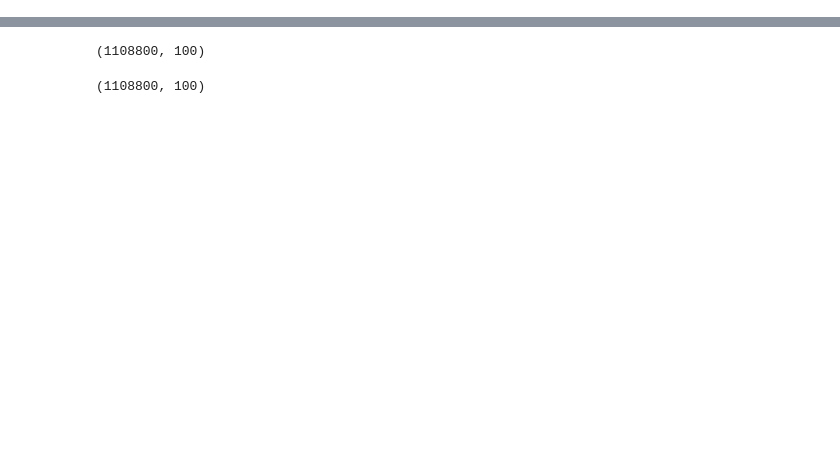
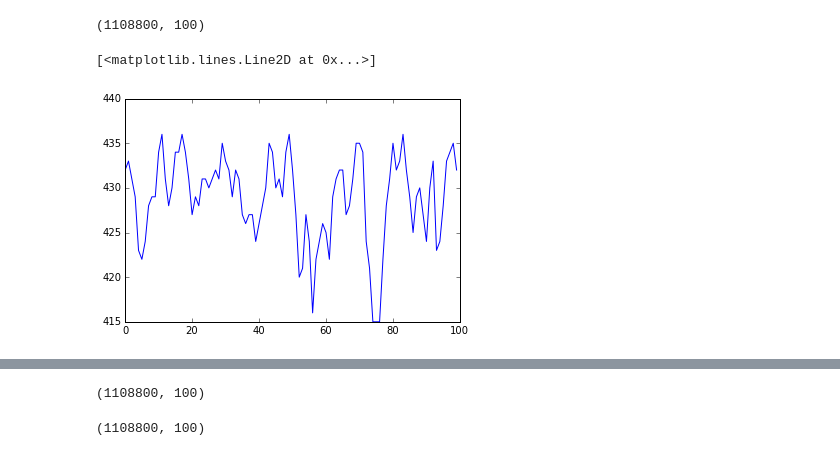
Before and after one commit to berkeley-stat159/project-beta, a Jupyter notebook: code/Data_filtering.ipynb, the cells around one changed output, grey strips where cells are left out. Saved outputs shown, nothing was run; the diff lists cells and outputs as text; code cells hidden in the pictures; blank space fills up the shorter version.

```diff
--- a/code/Data_filtering.ipynb
+++ b/code/Data_filtering.ipynb
@@ -28,3 +28,12 @@ data.shape
+# %%
+data2d.shape
+# %% [output]
+(1108800, 100)
+# %%
+plt.plot(data2d[87440,:])
+# %% [output]
+[<matplotlib.lines.Line2D at 0x...>]
+[figure, added]
 # %%
 TR = 2
 # %%
```
Also changed, not shown: parts of 12 cells of this notebook, 6 other files.
